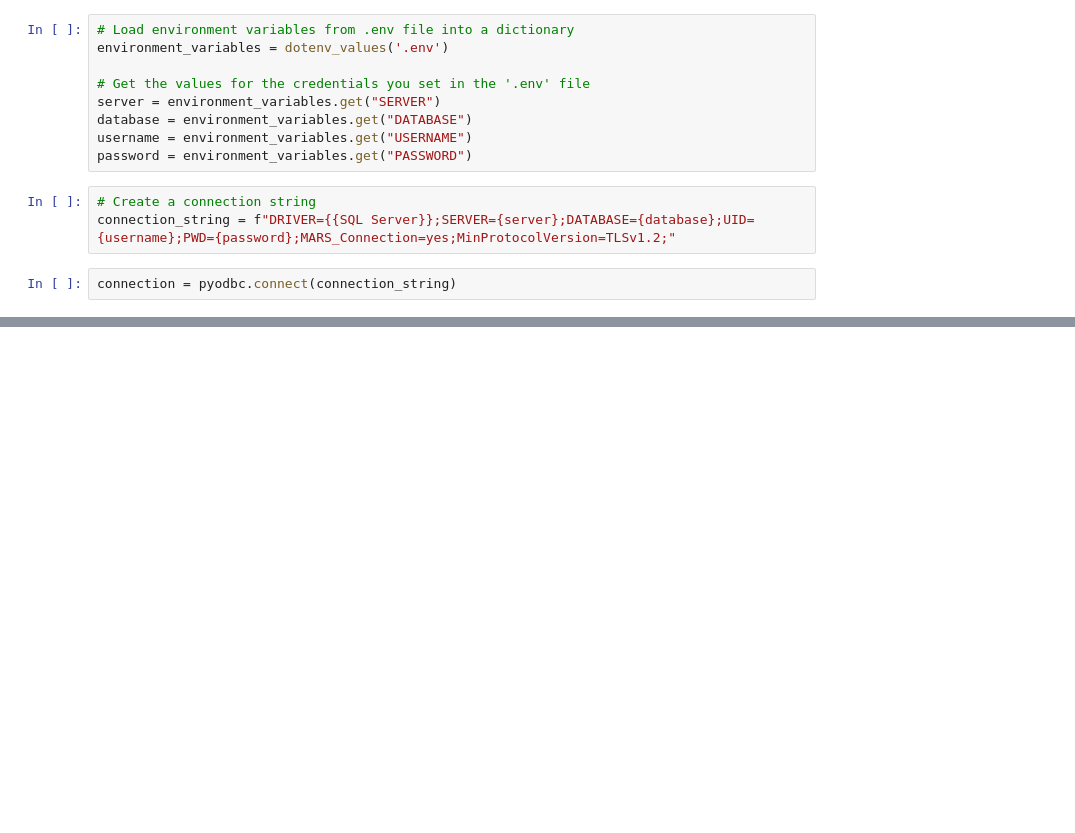
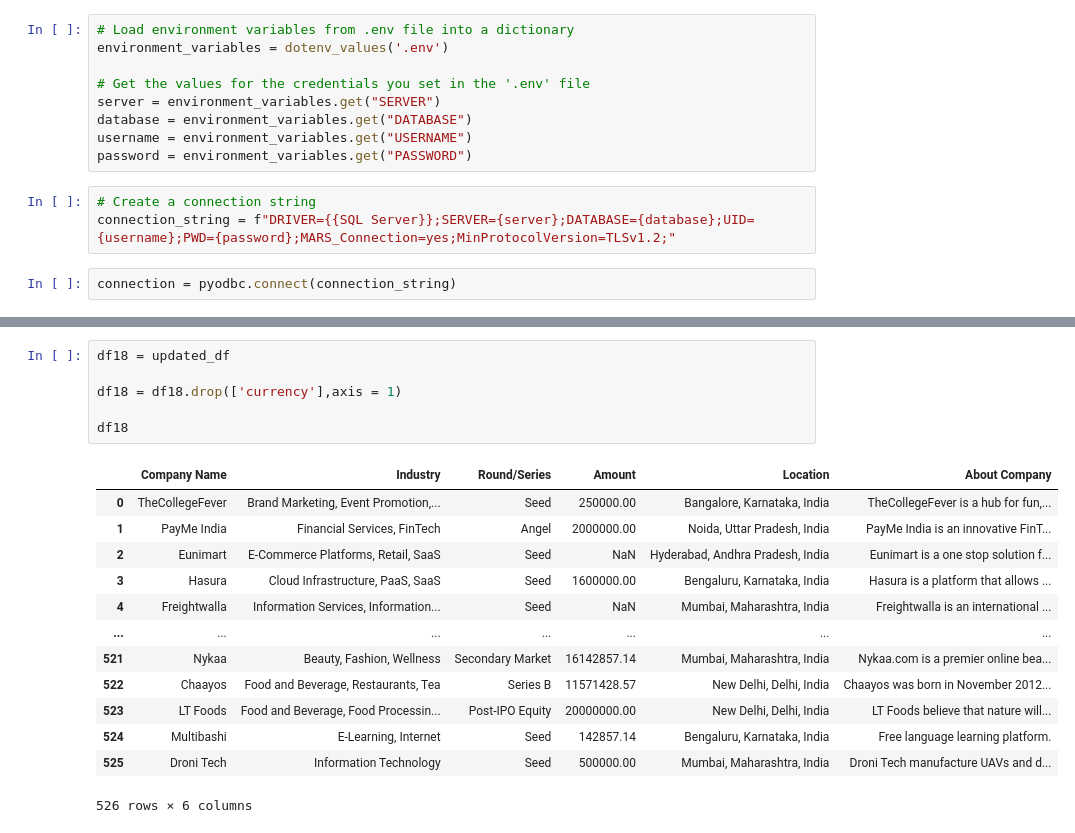
Before and after one commit to codefosu/Indian-Startup-Ecosystem, a Jupyter notebook: main.ipynb, the cells around one changed output, grey strips where cells are left out. Cells and saved outputs as stored; diff of their text form; blank space fills up the shorter version.

```diff
--- a/main.ipynb
+++ b/main.ipynb
@@ -39,0 +211,20 @@ df2.head()
+# %%
+df18 = updated_df
+
+df18 = df18.drop(['currency'],axis = 1)
+
+df18
+# %% [output]
+|  | Company Name | Industry | Round/Series | Amount | Location | About Company |
+| 0 | TheCollegeFever | Brand Marketing, Event Promotion,... | Seed | 250000.00 | Bangalore, Karnataka, India | TheCollegeFever is a hub for fun,... |
+| 1 | PayMe India | Financial Services, FinTech | Angel | 2000000.00 | Noida, Uttar Pradesh, India | PayMe India is an innovative FinT... |
+| 2 | Eunimart | E-Commerce Platforms, Retail, SaaS | Seed | NaN | Hyderabad, Andhra Pradesh, India | Eunimart is a one stop solution f... |
+| 3 | Hasura | Cloud Infrastructure, PaaS, SaaS | Seed | 1600000.00 | Bengaluru, Karnataka, India | Hasura is a platform that allows ... |
+| 4 | Freightwalla | Information Services, Information... | Seed | NaN | Mumbai, Maharashtra, India | Freightwalla is an international ... |
+| ... | ... | ... | ... | ... | ... | ... |
+| 521 | Nykaa | Beauty, Fashion, Wellness | Secondary Market | 16142857.14 | Mumbai, Maharashtra, India | Nykaa.com is a premier online bea... |
+| 522 | Chaayos | Food and Beverage, Restaurants, Tea | Series B | 11571428.57 | New Delhi, Delhi, India | Chaayos was born in November 2012... |
+| 523 | LT Foods | Food and Beverage, Food Processin... | Post-IPO Equity | 20000000.00 | New Delhi, Delhi, India | LT Foods believe that nature will... |
+| 524 | Multibashi | E-Learning, Internet | Seed | 142857.14 | Bengaluru, Karnataka, India | Free language learning platform. |
+| 525 | Droni Tech | Information Technology | Seed | 500000.00 | Mumbai, Maharashtra, India | Droni Tech manufacture UAVs and d... |
+526 rows × 6 columns
```
Also changed, not shown: parts of 19 cells of this notebook, 3 other files.
